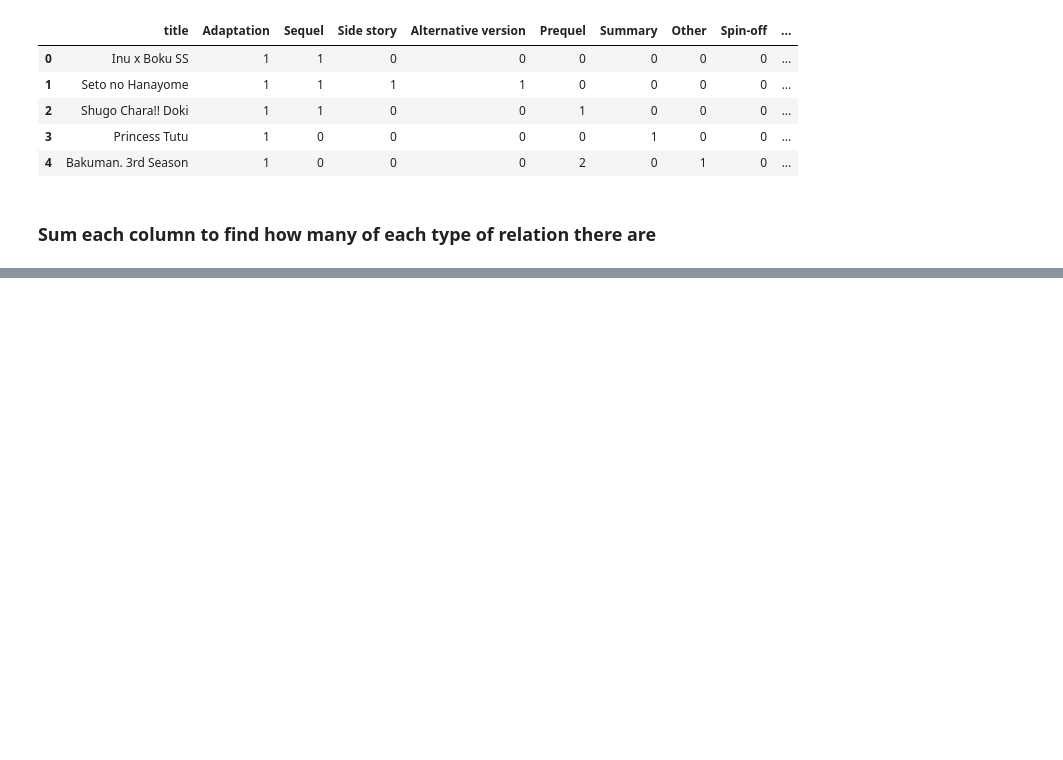
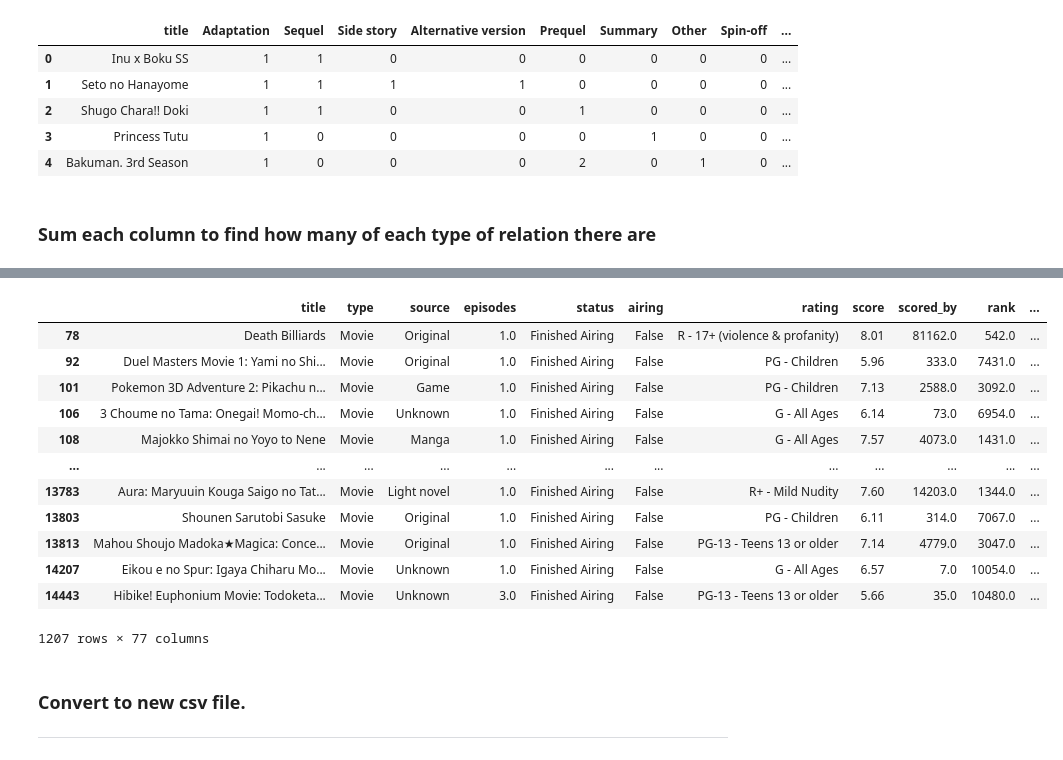
Before and after one commit to TanGuiShan/mini_project, a Jupyter notebook: Data Preparation.ipynb, the cells around one changed output, grey strips where cells are left out. Drawn from its saved outputs; the diff is of its cells as text; code cells hidden in the pictures; blank space fills up the shorter version.

```diff
--- a/Data Preparation.ipynb
+++ b/Data Preparation.ipynb
@@ -834,0 +890,20 @@ animelist_df.to_csv('DataSets/Cleaned data/with_related.csv', index=False)
+# %%
+animelist_movie_filtered = animelist_df[animelist_df['type'].isin(['Movie'])]
+animelist_movie_filtered
+# %% [output]
+|  | title | type | source | episodes | status | airing | rating | score | scored_by | rank | ... |
+| 78 | Death Billiards | Movie | Original | 1.0 | Finished Airing | False | R - 17+ (violence & profanity) | 8.01 | 81162.0 | 542.0 | ... |
+| 92 | Duel Masters Movie 1: Yami no Shi... | Movie | Original | 1.0 | Finished Airing | False | PG - Children | 5.96 | 333.0 | 7431.0 | ... |
+| 101 | Pokemon 3D Adventure 2: Pikachu n... | Movie | Game | 1.0 | Finished Airing | False | PG - Children | 7.13 | 2588.0 | 3092.0 | ... |
+| 106 | 3 Choume no Tama: Onegai! Momo-ch... | Movie | Unknown | 1.0 | Finished Airing | False | G - All Ages | 6.14 | 73.0 | 6954.0 | ... |
+| 108 | Majokko Shimai no Yoyo to Nene | Movie | Manga | 1.0 | Finished Airing | False | G - All Ages | 7.57 | 4073.0 | 1431.0 | ... |
+| ... | ... | ... | ... | ... | ... | ... | ... | ... | ... | ... | ... |
+| 13783 | Aura: Maryuuin Kouga Saigo no Tat... | Movie | Light novel | 1.0 | Finished Airing | False | R+ - Mild Nudity | 7.60 | 14203.0 | 1344.0 | ... |
+| 13803 | Shounen Sarutobi Sasuke | Movie | Original | 1.0 | Finished Airing | False | PG - Children | 6.11 | 314.0 | 7067.0 | ... |
+| 13813 | Mahou Shoujo Madoka★Magica: Conce... | Movie | Original | 1.0 | Finished Airing | False | PG-13 - Teens 13 or older | 7.14 | 4779.0 | 3047.0 | ... |
+| 14207 | Eikou e no Spur: Igaya Chiharu Mo... | Movie | Unknown | 1.0 | Finished Airing | False | G - All Ages | 6.57 | 7.0 | 10054.0 | ... |
+| 14443 | Hibike! Euphonium Movie: Todoketa... | Movie | Unknown | 3.0 | Finished Airing | False | PG-13 - Teens 13 or older | 5.66 | 35.0 | 10480.0 | ... |
+1207 rows × 77 columns
+# %% [markdown]
+### Convert to new csv file.
+---
```
Also changed, not shown: parts of 30 cells of this notebook, 5 other files.
